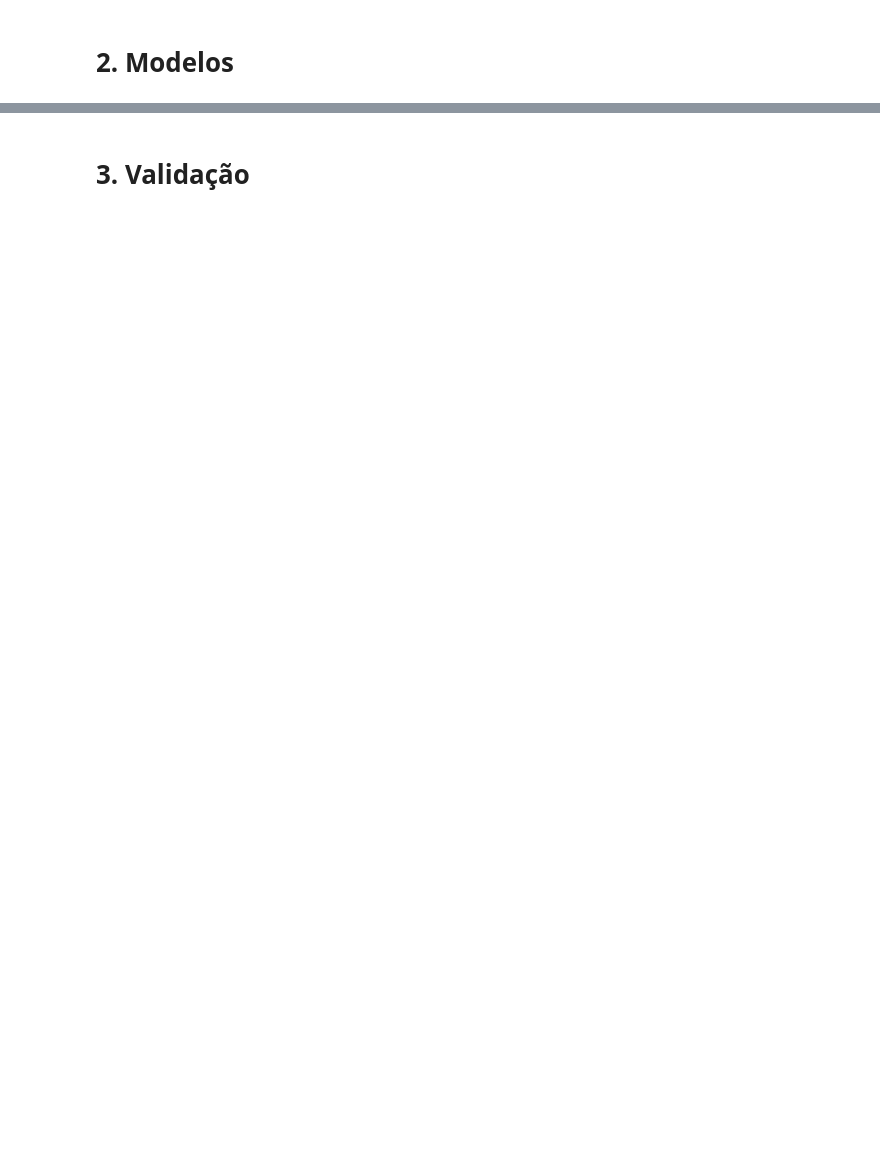
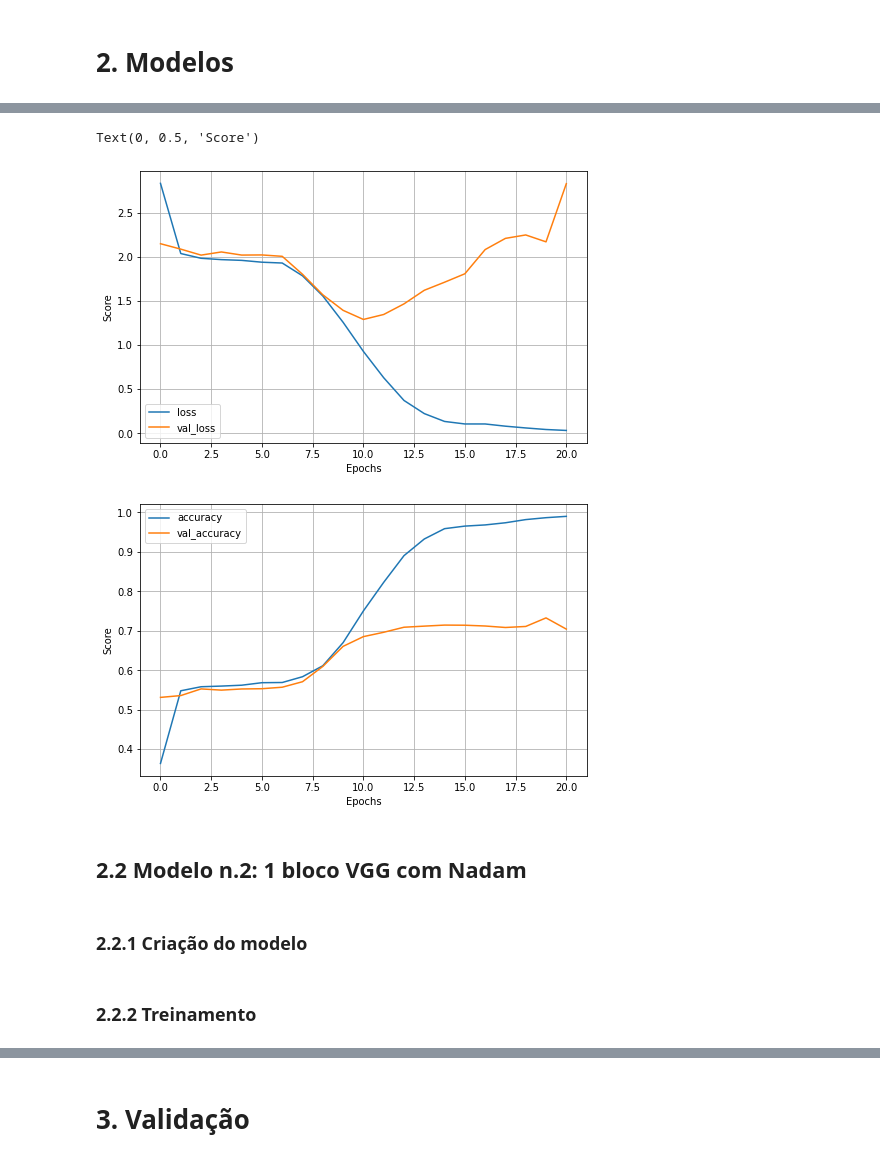
Before and after one commit to antonieti/Atividade2-D3APL, a Jupyter notebook: Atividade2.ipynb, the cells around one changed output, grey strips where cells are left out. Cells and saved outputs as stored; diff of their text form; code cells hidden in the pictures; blank space fills up the shorter version.

Commit message:
Adding training step

```diff
--- a/Atividade2.ipynb
+++ b/Atividade2.ipynb
@@ -369 +245,12 @@ class MyGenerator(Sequence):
+# %%
+X_train = np.load('./dataset/preprocessed/train_data.npy')
+y_train = np.load('./dataset/preprocessed/train_labels.npy')
+
+X_val = np.load('./dataset/preprocessed/val_data.npy')
+y_val = np.load('./dataset/preprocessed/val_labels.npy')
+
+X_test = np.load('./dataset/preprocessed/test_data.npy')
+y_test = np.load('./dataset/preprocessed/test_labels.npy')
+# %%
+early_stopping_cb = tf.keras.callbacks.EarlyStopping(patience=10, restore_best_weights=True)
 # %% [markdown]
@@ -372,0 +300,4 @@ class MyGenerator(Sequence):
+# %%
+history = None
+with tf.device('/GPU:0'):
+    history = model_vgg1.fit(X_train, y_train, epochs=100, batch_size=32, validation_data=(X_val, y_val), callbacks=[early_stopping_cb])
@@ -372,0 +325,21 @@ class MyGenerator(Sequence):
+# %%
+history_df = pd.DataFrame(history.history)
+history_df[['loss', 'val_loss']].plot(figsize=(8, 5))
+plt.grid(True)
+# plt.xticks(range(100))
+plt.xlabel('Epochs')
+plt.ylabel('Score')
+
+history_df[['accuracy', 'val_accuracy']].plot(figsize=(8, 5))
+plt.grid(True)
+# plt.xticks(range(100))
+plt.xlabel('Epochs')
+plt.ylabel('Score')
+# %% [output]
+Text(0, 0.5, 'Score')
+[figure, added]
+[figure, added]
+# %% [markdown]
+## 2.2 Modelo n.2: 1 bloco VGG com Nadam
+# %% [markdown]
+### 2.2.1 Criação do modelo
@@ -372,0 +358,2 @@ class MyGenerator(Sequence):
+# %% [markdown]
+### 2.2.2 Treinamento
```
Also changed, not shown: parts of 86 cells of this notebook, 5 other files.
